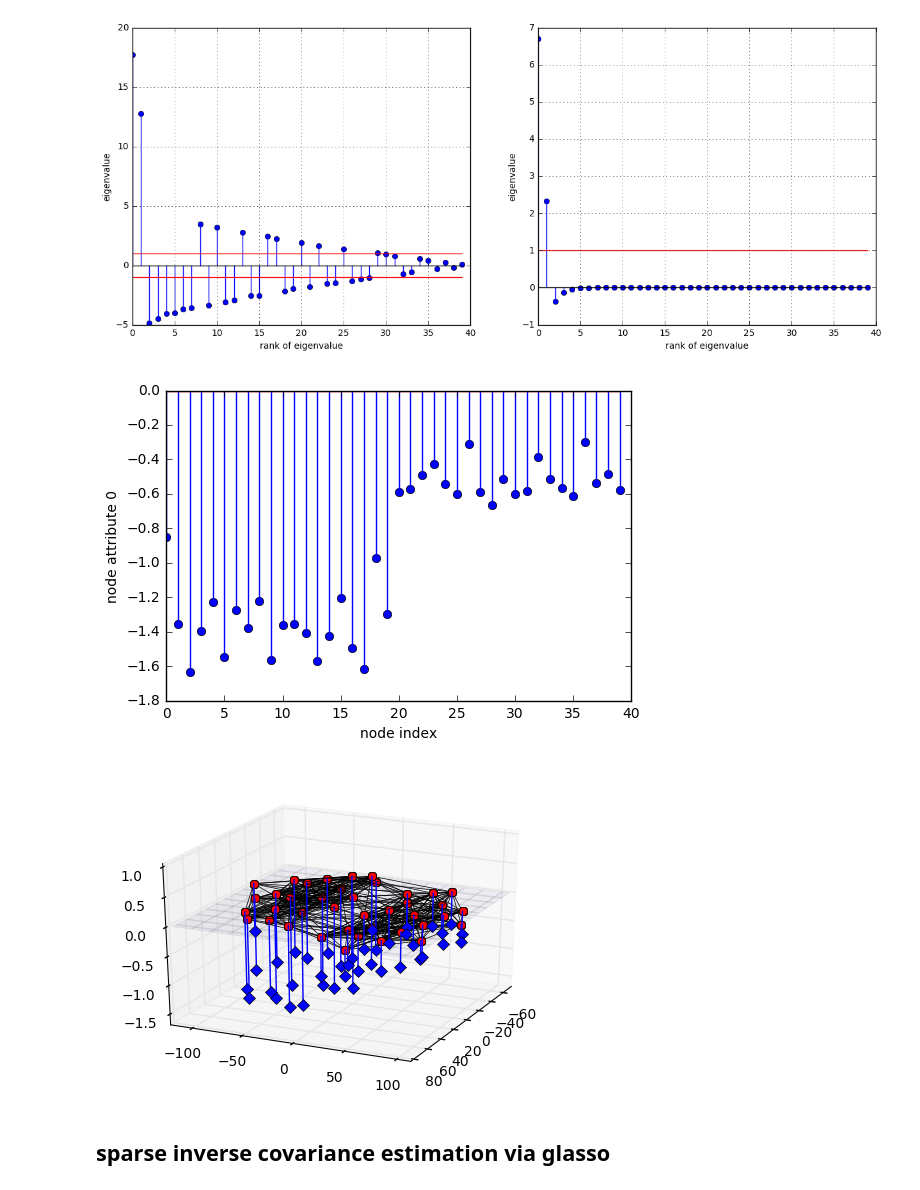
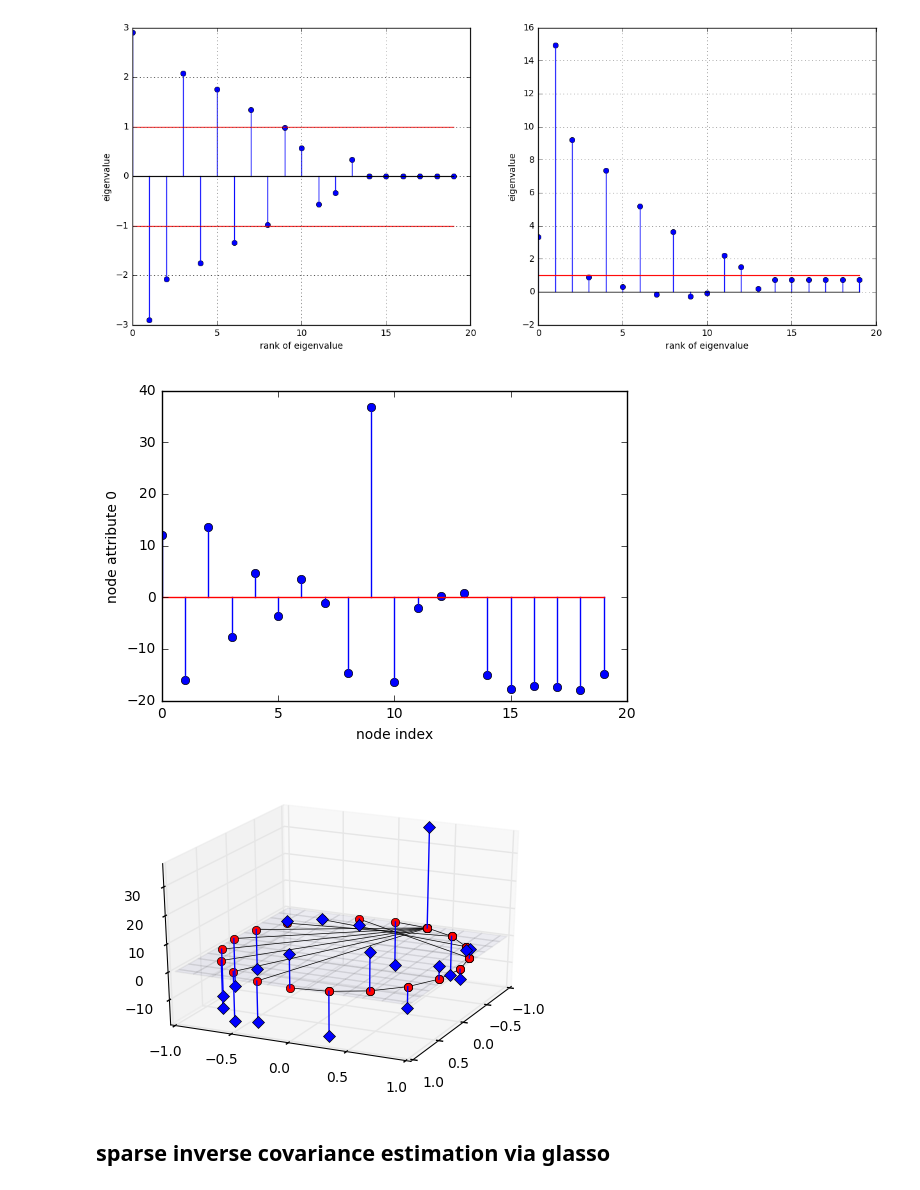
Before and after one commit to TianpeiLuke/LatNet, a Jupyter notebook: src/24022017_01.ipynb, the cells around one changed output. Saved outputs shown, nothing was run; the diff lists cells and outputs as text; code cells hidden in the pictures.

```diff
--- a/src/24022017_01.ipynb
+++ b/src/24022017_01.ipynb
@@ -18,9 +24,9 @@ from sklearn.linear_model import lars_path
 # %%
 from latent_signal_network import latent_signal_network as lsn
 # %%
-savefigure = False
+savefigure = True
 seed = 1000
-choice = 'partition'
+choice = 'tree'
 d = 12
 if choice == 'newman':
     size = 20
@@ -30,14 +36,14 @@ if choice == 'newman':
     LSN = lsn(size, prob, option)
     G0 = LSN.graph_build(size=size, prob=prob, option=option, save_fig=savefigure)
 elif choice == 'partition':
-    size = [20, 20]
-    prob = [0.8, 0.15]
+    size = [10, 10]
+    prob = [0.8, 0.1]
     option= {'seed': seed, 'node_dim': d, 'model': choice}
     option['cutoff_freq'] = 12
     LSN = lsn(size, prob, option)
     G0 = LSN.graph_build(size=size, prob=prob, option=option, save_fig=savefigure)
 elif choice == 'grid':
-    size = [4, 5]
+    size = [5, 5]
     prob = 0.6
     option= {'seed': seed, 'node_dim': d, 'model': choice}
     LSN = lsn(size, prob, option)
@@ -115,7 +133,7 @@ if savefigure : fig5.savefig(filename)
 Tmax = 1
 option_sig = {}
 option_sig['mat'] = 'adjacency_matrix'
-choice2 = 'sigmoid' #'polynomial'
+choice2 = 'polynomial' #'polynomial'
 
 if choice2 == 'l1_threshold':
     option_sig['method'] = choice2
@@ -146,24 +164,25 @@ plt.show()
 filename = "../figures/"+strftime("%d%m%Y_%H%M%S", gmtime()) + "_node_fea0.eps"
 if savefigure : fig1.savefig(filename)
 # %% [output]
-[figure, old version]
+[figure, new version]
-[figure, old version]
+[figure, new version]
 # %%
 if choice == 'newman' or choice == 'tree':
     pos=nx.circular_layout(G0, dim=2, scale=1.0, center=None)
 elif choice == 'grid':
     pos=dict(zip(G0.nodes(), [np.asarray(u) for u in G0.nodes()]))
 else:
     pos=nx.nx_pydot.graphviz_layout(G0)
 
-pos_coordinate = np.array([[pos[key][0], pos[key][1]] for key in pos])
 X0_2, nodeIdx = LSN.get_node_attributes(G0_node)
+pos_coordinate = np.array([[pos[it['node']][0], pos[it['node']][1]] for it in nodeIdx])
+
 edge_list = LSN.get_edgelist(G0_node)
 
 view_angle = [25, 25] #[25, 180]
 LSN.plot_node_3d(pos_coordinate, edge_list, X0_2, view_angle=view_angle, nodeIdx=nodeIdx, save_fig=savefigure)
 # %% [output]
-[figure, old version]
+[figure, new version]
 # %% [markdown]
 ##  sparse inverse covariance estimation via glasso
 # %%
```
Also changed, not shown: parts of 15 cells of this notebook, 4 other files.
